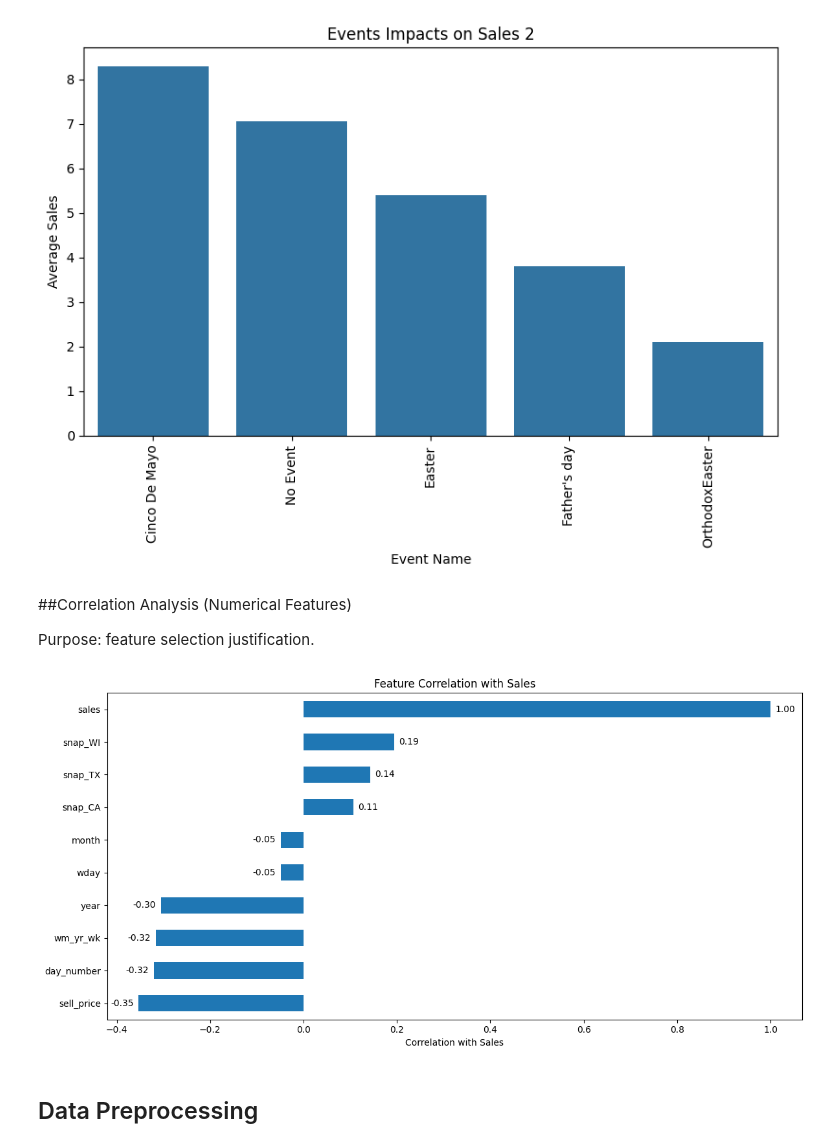
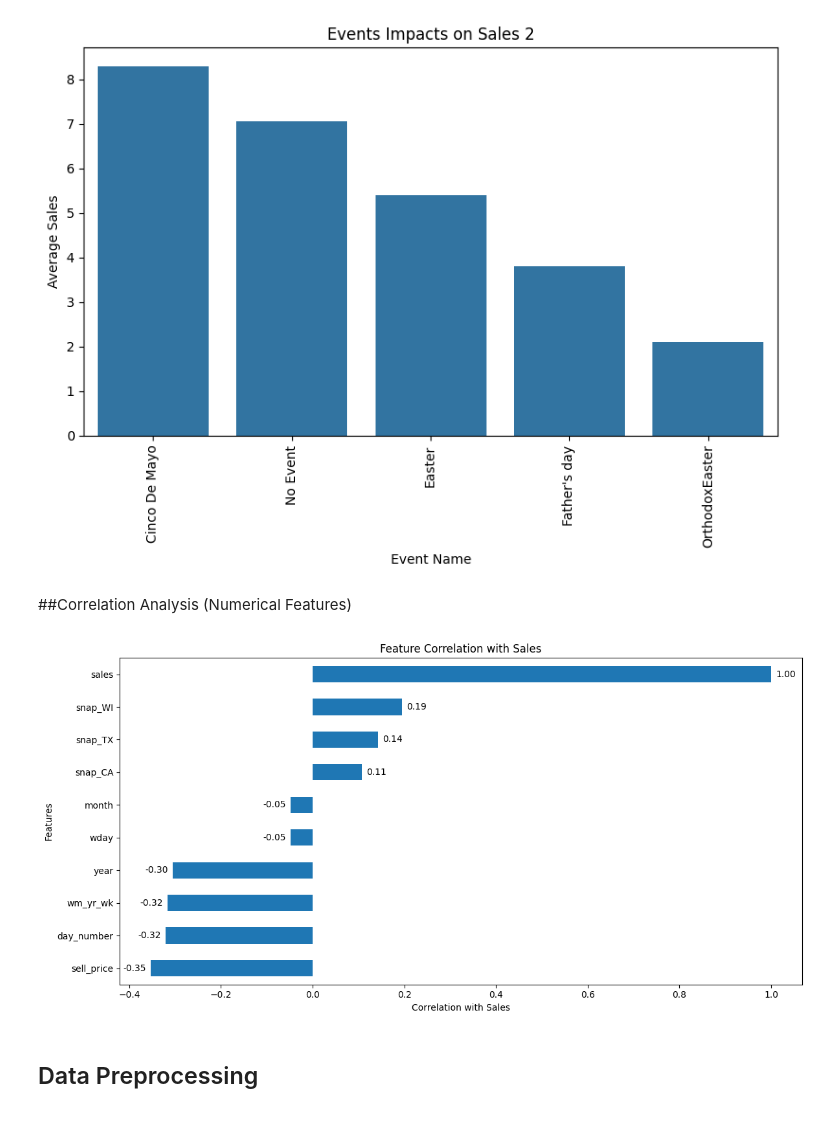
Before and after one commit to MasudRana2406/Integrating-Demand-Forecasting-and-Inventory-Optimization, a Jupyter notebook: Integration_Retail_Demand_Forecasting_&_Inventory_Optimization_Project.ipynb, the cells around one changed output. Saved outputs shown, nothing was run; the diff lists cells and outputs as text; code cells hidden in the pictures.

```diff
--- a/Integration_Retail_Demand_Forecasting_&_Inventory_Optimization_Project.ipynb
+++ b/Integration_Retail_Demand_Forecasting_&_Inventory_Optimization_Project.ipynb
@@ -778,31 +773,30 @@ plt.show()
 [figure]
 # %% [markdown]
 ##Correlation Analysis (Numerical Features)
-
-Purpose: feature selection justification.
 # %%
 num_cols = ['sales','sell_price','day_number','wm_yr_wk','wday','month','year','snap_CA','snap_TX','snap_WI']
 corr_with_sales = sales_long[num_cols].corr()['sales'].sort_values()
 
 plt.figure(figsize=(12,6))
 ax = corr_with_sales.plot(kind='barh')
 
 # Add value labels
 for i, v in enumerate(corr_with_sales):
     ax.text(
         v + 0.01 if v > 0 else v - 0.06,  # position
         i,
         f"{v:.2f}",
         va='center'
     )
 
 plt.xlabel('Correlation with Sales')
+plt.ylabel('Features')
 plt.title('Feature Correlation with Sales')
 plt.savefig("/content/drive/MyDrive/2nd Year/Semester A/Data Science Project/Generated Graph & Table/feature_correlation_with_sales.png")
 plt.tight_layout()
 plt.show()
 # %% [output]
-[figure, old version]
+[figure, new version]
 # %% [markdown]
 ## Data Preprocessing
 # %% [markdown]
```
Also changed, not shown: parts of 79 cells of this notebook.
